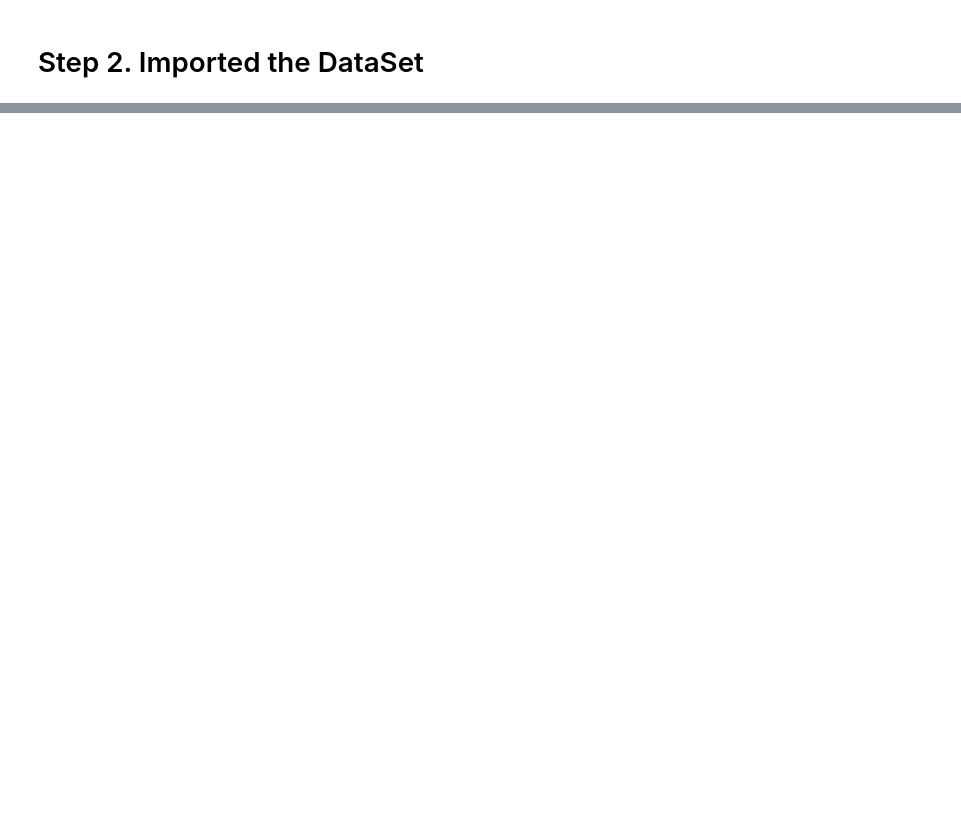
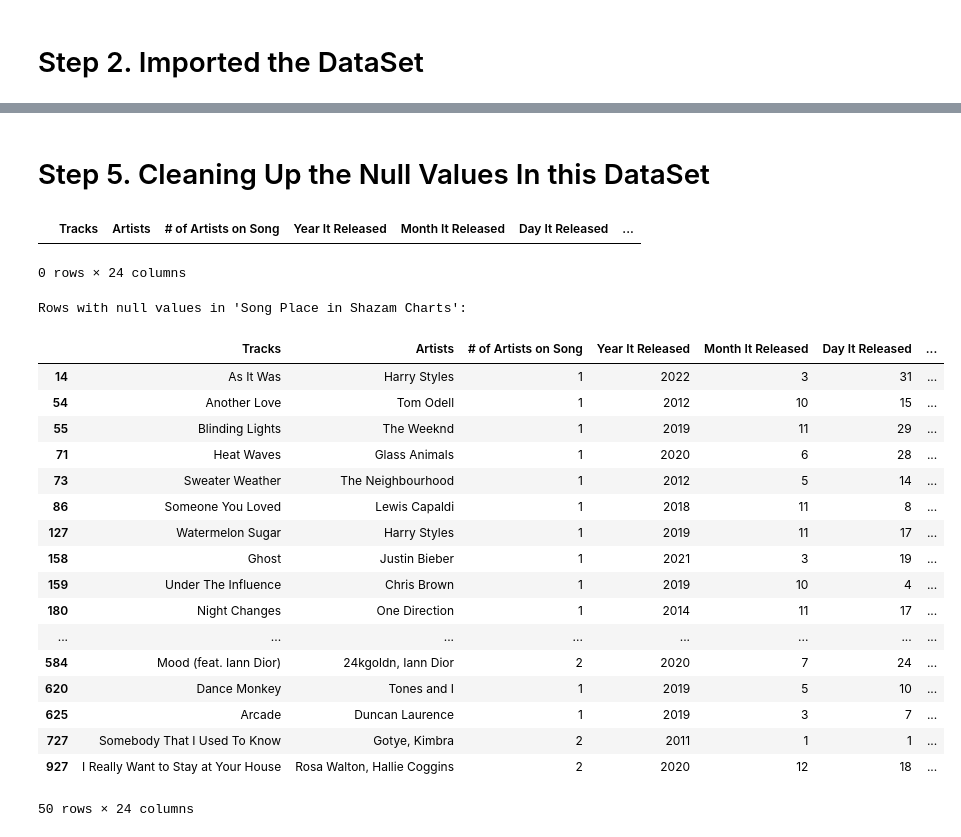
Before and after one commit to athanasiosk-it13/DSRP-Top-Spotify-Songs-2023, a Jupyter notebook: Spotify_Top_Songs_2023_Extensive_Data_Analysis_Project.ipynb, the cells around one changed output, grey strips where cells are left out. Drawn from its saved outputs; the diff is of its cells as text; code cells hidden in the pictures; blank space fills up the shorter version.

```diff
--- a/Spotify_Top_Songs_2023_Extensive_Data_Analysis_Project.ipynb
+++ b/Spotify_Top_Songs_2023_Extensive_Data_Analysis_Project.ipynb
@@ -112,0 +140,32 @@ memory usage: 178.8+ KB
+# %% [markdown]
+# Step 5. Cleaning Up the Null Values In this DataSet
+# %%
+spotify_df[spotify_df['The Key of The Song'].isnull()]
+# %% [output]
+|  | Tracks | Artists | # of Artists on Song | Year It Released | Month It Released | Day It Released | ... |
+0 rows × 24 columns
+# %%
+null_shazam_values=spotify_df[spotify_df['Song Place in Shazam Charts'].isnull()]
+
+print("Rows with null values in 'Song Place in Shazam Charts':")
+null_shazam_values.head(50)
+# %% [output]
+Rows with null values in 'Song Place in Shazam Charts':
+|  | Tracks | Artists | # of Artists on Song | Year It Released | Month It Released | Day It Released | ... |
+| 14 | As It Was | Harry Styles | 1 | 2022 | 3 | 31 | ... |
+| 54 | Another Love | Tom Odell | 1 | 2012 | 10 | 15 | ... |
+| 55 | Blinding Lights | The Weeknd | 1 | 2019 | 11 | 29 | ... |
+| 71 | Heat Waves | Glass Animals | 1 | 2020 | 6 | 28 | ... |
+| 73 | Sweater Weather | The Neighbourhood | 1 | 2012 | 5 | 14 | ... |
+| 86 | Someone You Loved | Lewis Capaldi | 1 | 2018 | 11 | 8 | ... |
+| 127 | Watermelon Sugar | Harry Styles | 1 | 2019 | 11 | 17 | ... |
+| 158 | Ghost | Justin Bieber | 1 | 2021 | 3 | 19 | ... |
+| 159 | Under The Influence | Chris Brown | 1 | 2019 | 10 | 4 | ... |
+| 180 | Night Changes | One Direction | 1 | 2014 | 11 | 17 | ... |
+| ... | ... | ... | ... | ... | ... | ... | ... |
+| 584 | Mood (feat. Iann Dior) | 24kgoldn, Iann Dior | 2 | 2020 | 7 | 24 | ... |
+| 620 | Dance Monkey | Tones and I | 1 | 2019 | 5 | 10 | ... |
+| 625 | Arcade | Duncan Laurence | 1 | 2019 | 3 | 7 | ... |
+| 727 | Somebody That I Used To Know | Gotye, Kimbra | 2 | 2011 | 1 | 1 | ... |
+| 927 | I Really Want to Stay at Your House | Rosa Walton, Hallie Coggins | 2 | 2020 | 12 | 18 | ... |
+50 rows × 24 columns
```
Also changed, not shown: parts of 18 cells of this notebook.
